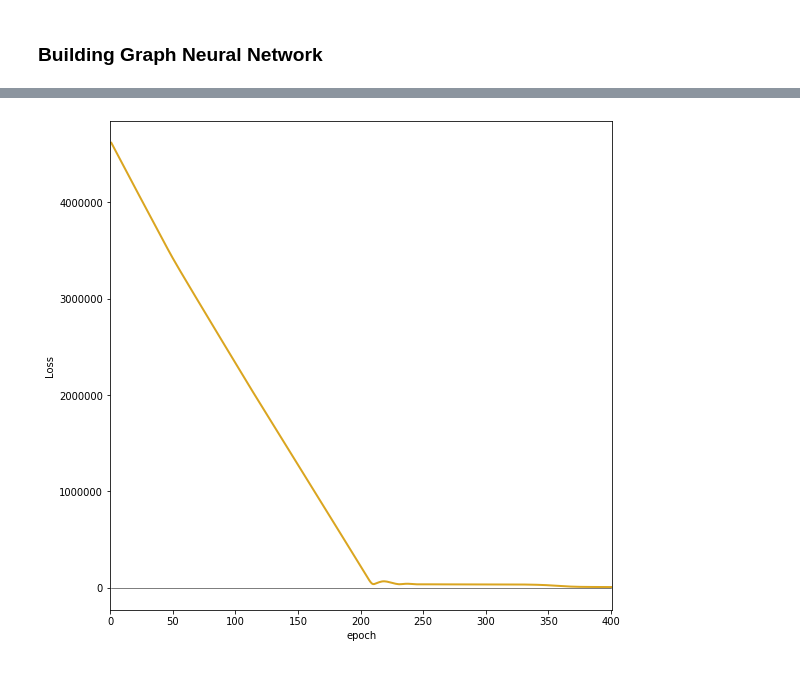
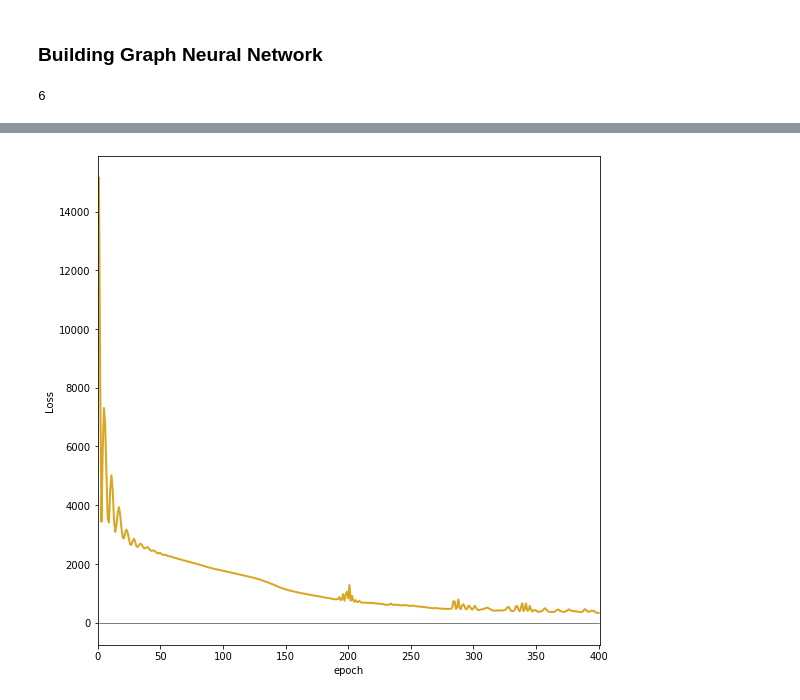
Before and after one commit to antoine-spahr/NTDS, a Jupyter notebook: Project/Machine_Learning.ipynb, the cells around one changed output, grey strips where cells are left out. Drawn from its saved outputs; the diff is of its cells as text; code cells hidden in the pictures.

```diff
--- a/Project/Machine_Learning.ipynb
+++ b/Project/Machine_Learning.ipynb
@@ -108,5 +107,16 @@ tensor_labels = torch.LongTensor(df_downsampled.values)'''
 # %% [markdown]
 ### Generate masks and split train, val, test
+# %%
+sss1 = StratifiedShuffleSplit(n_splits=1, train_size=0.8, random_state=0)
+sss2 = StratifiedShuffleSplit(n_splits=1, train_size=0.8, random_state=0)
+
+for prov_index, test_index in sss1.split(tensor_data, tensor_labels):
+    prov_mask = prov_index
+    test_mask = test_index
+
+for train_index, val_index in sss2.split(tensor_data[prov_mask], tensor_labels[prov_mask]):
+    train_mask = train_index
+    val_mask = val_index
 # %%
 sss = StratifiedShuffleSplit(n_splits=1, train_size=0.8, random_state=0)
 #sss1 = StratifiedShuffleSplit(n_splits=1, train_size=0.8, random_state=0)
@@ -130,21 +140,27 @@ class Linear_GNN(nn.Module):
         self._hidden_size = hidden_size
 
         # Layers
-        self.gcn1 = dgl_nn.conv.GraphConv(self._in_feats, 16, activation=F.relu)
-        self.gcn2 = dgl_nn.conv.GraphConv(16, 32, activation=F.relu)
-        self.gcn3 = dgl_nn.conv.GraphConv(32, 64, activation=F.relu)
-        self.gcn4 = dgl_nn.conv.GraphConv(64, 128, activation=F.relu)
-        self.linear1 = nn.Linear(128, self._hidden_size)
+        self.linear = nn.Linear(self._in_feats, 32)
+        self.gcn1 = dgl_nn.conv.GraphConv(32, 32, activation=F.relu)
+        self.gcn2 = dgl_nn.conv.GraphConv(32, 32, activation=F.relu)
+        self.gcn3 = dgl_nn.conv.GraphConv(32, 32, activation=F.relu)
+        self.gcn4 = dgl_nn.conv.GraphConv(32, 32, activation=F.relu)
+        self.gcn5 = dgl_nn.conv.GraphConv(32, 32, activation=F.relu)
+        self.gcn6 = dgl_nn.conv.GraphConv(32, 32, activation=F.relu)
+        self.linear1 = nn.Linear(32, self._out_feats)#self._hidden_size)
         self.linear2 = nn.Linear(self._hidden_size, self._out_feats)
 
     def forward(self, graph, feat):
-        h = self.gcn1(graph, feat)
+        h = F.relu(self.linear(feat))
+        h = self.gcn1(graph, h)
         h = self.gcn2(graph, h)
         h = self.gcn3(graph, h)
         h = self.gcn4(graph, h)
+        h = self.gcn5(graph, h)
+        h = self.gcn6(graph, h)
         h = self.linear1(h)
-        h = F.relu(h)
-        h = self.linear2(h)
+        #h = F.relu(h)
+        #h = self.linear2(h)
         h = F.log_softmax(h, dim=1)
         return h
 
@@ -157,8 +173,8 @@ class Pure_GNN(nn.Module):
         self._hidden_size = hidden_size
 
         # Layers
-        self.gcn1 = dgl_nn.conv.GraphConv(self._in_feats, 16, activation=F.relu)
-        self.gcn2 = dgl_nn.conv.GraphConv(16, 32, activation=F.relu)
+        self.gcn1 = dgl_nn.conv.GraphConv(self._in_feats, 32, activation=F.relu)
+        self.gcn2 = dgl_nn.conv.GraphConv(32, 32, activation=F.relu)
         self.gcn3 = dgl_nn.conv.GraphConv(32, 32, activation=F.relu)
         self.gcn4 = dgl_nn.conv.GraphConv(32, 32, activation=F.relu)
         self.gcn5 = dgl_nn.conv.GraphConv(32, self._out_feats, activation=None)
@@ -218,6 +234,15 @@ def evaluate(model, g, features, mask, labels):
         f1 = f1_score(labels, indices)
 
         return f1, acc
+# %%
+# check network diameter --> take a lot of time to run
+import networkx as nx
+Gnx = nx.from_numpy_array(adj_mat)
+G_large = max(nx.connected_component_subgraphs(Gnx), key=len)
+#d = nx.diameter(G_large)
+#print(f'diameter : {d}')
+# %% [output]
+6
 # %%
 # Fixed values
 in_feats = tensor_data.shape[1]
@@ -226,8 +251,8 @@ out_feats = 2
 # Not relevant parameters
 n_epochs = 400
 # To tune
-k = 7 # number of hop (how far to look) usually best to use the network diameter (according to paper)
-lr = 3e-5
+k = 6 # number of hop (how far to look) usually best to use the network diameter (according to paper)
+lr = 5e-5
 weight_decay = 5e-6
 #p_dropout = 0 # for now not doing it
 
@@ -235,7 +260,7 @@ hidden_size = 128
 true_ratio = 1074/4802 # <-- fraction of Nominations
 weights_loss = torch.FloatTensor([true_ratio, 1-true_ratio]) # to rebalance
 # %%
-model = Pure_GNN(in_feats, out_feats, hidden_size)
+model = Linear_GNN(in_feats, out_feats, hidden_size)
 #model = Simple_APPNP(in_feats, out_feats, hidden_size, k)
 
 loss_fcn = torch.nn.NLLLoss(weight=weights_loss)
@@ -249,7 +274,7 @@ for epoch in range(n_epochs):
     losses.append(loss.item())
     f1, acc = evaluate(model, G, tensor_data, val_mask, tensor_labels)
 
-    if epoch%10 == 0:
+    if (1+epoch)%10 == 0:
         print(f"Epoch {epoch+1} | Train Loss {loss.item():.3f} | Val f1 {f1:.4%} | Val Accuracy {acc:.4%}")
 
 #print()
@@ -286 +311 @@ Epoch 391 | Train Loss 5622.300 | Val f1 35.6436% | Val Accuracy 52.6535%
-[figure, old version]
+[figure, new version]
```
Also changed, not shown: parts of 6 cells of this notebook, 2 other files.
